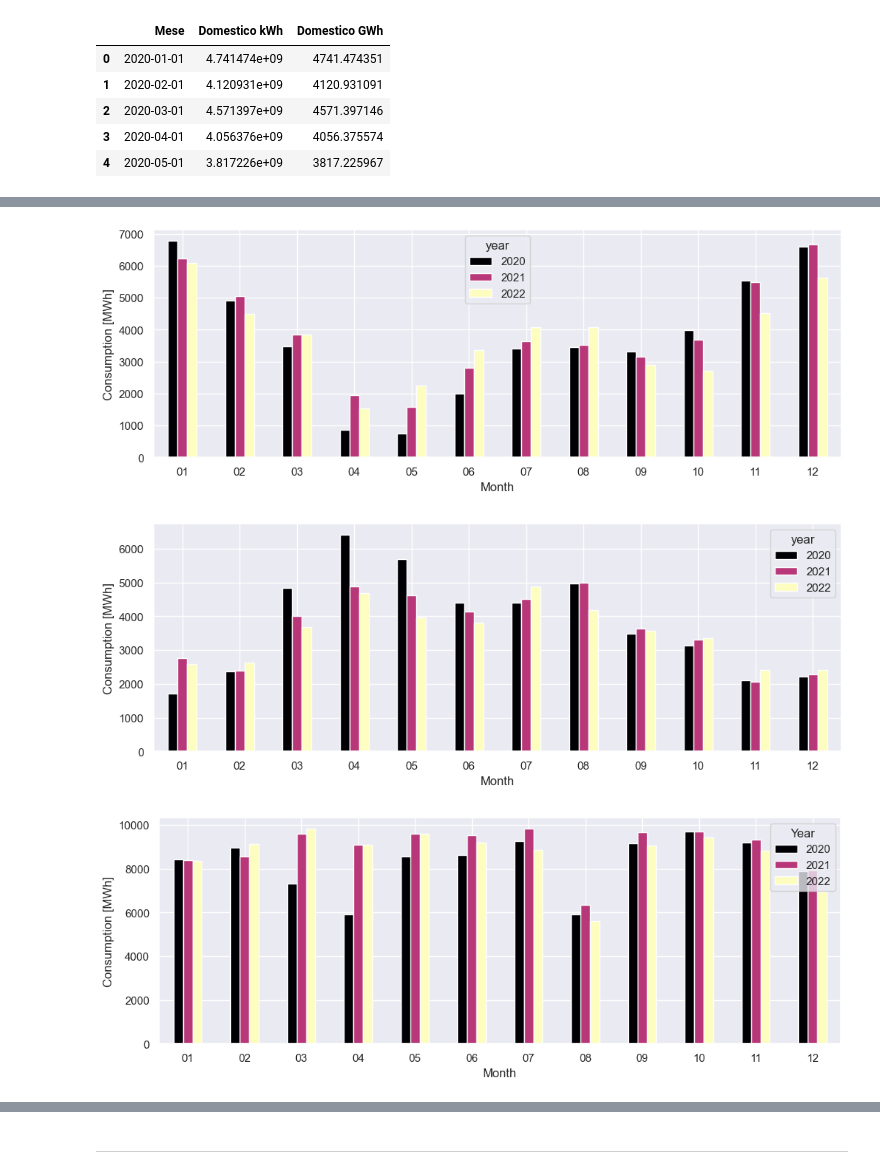
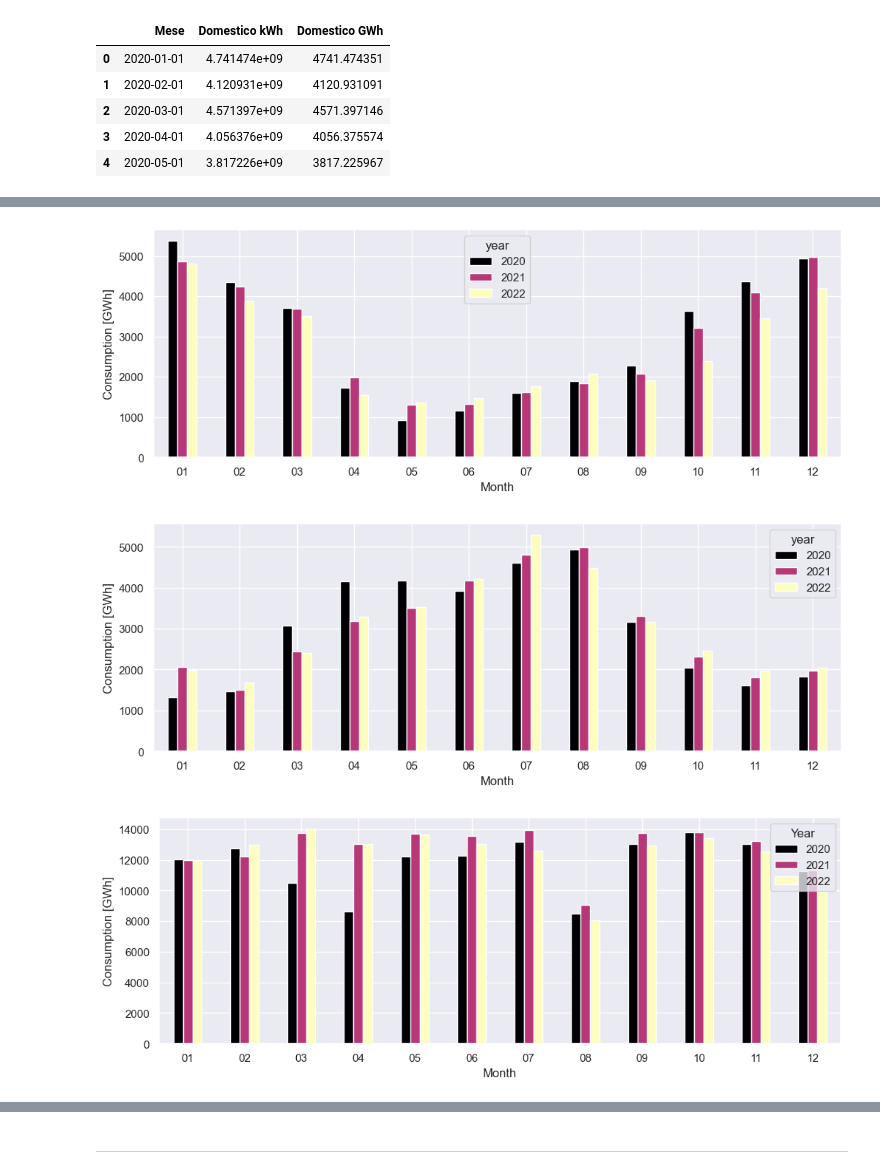
Before and after one commit to gkchln/load_bss, a Jupyter notebook: DecomposeLoad.ipynb, the cells around one changed output, grey strips where cells are left out. Drawn from its saved outputs; the diff is of its cells as text; code cells hidden in the pictures.

```diff
--- a/DecomposeLoad.ipynb
+++ b/DecomposeLoad.ipynb
@@ -141,6 +155,7 @@ for k in range(1, H.shape[0]):
     comp_df[comp] = curves_comp[comp].melt(id_vars=['date']+info_cols, var_name='hour', value_name='load')['load']
 
 comp_df['date'] = pd.to_datetime(comp_df['date'])
+comp_df['hour'] = comp_df.hour.astype(float)
 comp_df['datetime'] = comp_df['date'] + pd.to_timedelta(comp_df['hour'], unit='h')
 comp_df.set_index('datetime', inplace=True)
 comp_df.sort_values(['region', 'date', 'hour'], inplace=True)
@@ -163,2 +178,7 @@ comp_df
 # %% [markdown]
 # Up-sample
+# %%
+comp_cols = [f'Component {k+1}' for k in range(H.shape[0])]
+day_df = comp_df.groupby(['region', 'year', 'month', 'date', 'daytype'], as_index=False)[comp_cols].sum()
+day_df.loc[:, comp_cols] = day_df.loc[:, comp_cols] * h # Correct for the window size
+day_df
@@ -165,4 +199,4 @@ comp_df
 # %%
-day_df = comp_df.groupby(['region', 'year', 'month', 'date', 'daytype'], as_index=False)[[f'Component {k+1}' for k in range(H.shape[0])]].sum()
-day_df
+month_df = day_df.groupby(['region', 'year', 'month'], as_index=False)[[f'Component {k+1}' for k in range(H.shape[0])]].sum()
+month_df
 # %% [output]
@@ -182,4 +220,4 @@ day_df
 # %%
-month_df = comp_df.groupby(['region', 'year', 'month'], as_index=False)[[f'Component {k+1}' for k in range(H.shape[0])]].sum()
-month_df
+year_df = month_df.groupby(['region', 'year'], as_index=False)[[f'Component {k+1}' for k in range(H.shape[0])]].sum()
+year_df
 # %% [output]
@@ -432,29 +455,29 @@ df_plot.head()
 # %%
 fig, ax = plt.subplots(figsize=(12,4))
 df_plot.pivot(columns='year', index='month', values='Component 1').plot.bar(ax=ax, colormap='magma')
 ticks = plt.xticks(rotation=0)
-ylabel = plt.ylabel('Consumption [MWh]')
+ylabel = plt.ylabel('Consumption [GWh]')
 xlabel = plt.xlabel('Month')
 # %% [output]
-[figure, old version]
+[figure, new version]
 # %%
 fig, ax = plt.subplots(figsize=(12,4))
 df_plot.pivot(columns='year', index='month', values='Component 2').plot.bar(ax=ax, colormap='magma')
 ticks = plt.xticks(rotation=0)
-ylabel = plt.ylabel('Consumption [MWh]')
+ylabel = plt.ylabel('Consumption [GWh]')
 xlabel = plt.xlabel('Month')
 # %% [output]
-[figure, old version]
+[figure, new version]
 # %%
 fig, ax = plt.subplots(figsize=(12,4))
 df_plot.pivot(columns='year', index='month', values='Component 3').plot.bar(ax=ax, colormap='magma')
 ticks = plt.xticks(rotation=0)
-ylabel = plt.ylabel('Consumption [MWh]')
+ylabel = plt.ylabel('Consumption [GWh]')
 xlabel = plt.xlabel('Month')
 # ylim = plt.ylim((0., 1.3e7))
 legend = plt.legend(loc='upper right', title='Year')
 # %% [output]
-[figure, old version]
+[figure, new version]
 # %%
 fig, ax = plt.subplots(figsize=(12,4))
 df_plot.pivot(columns='year', index='month', values='Component 4').plot.bar(ax=ax, colormap='magma')
```
Also changed, not shown: parts of 27 cells of this notebook.
